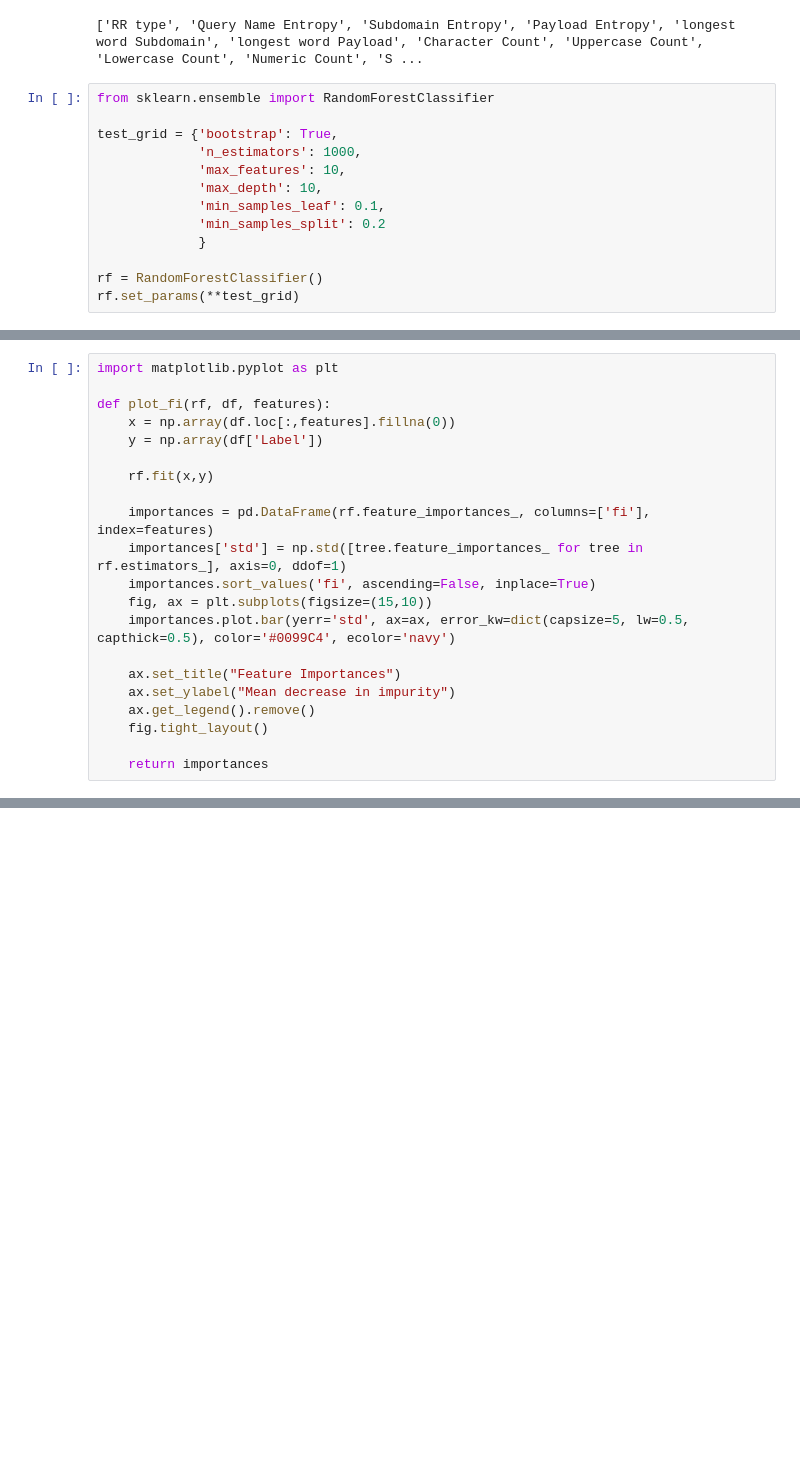
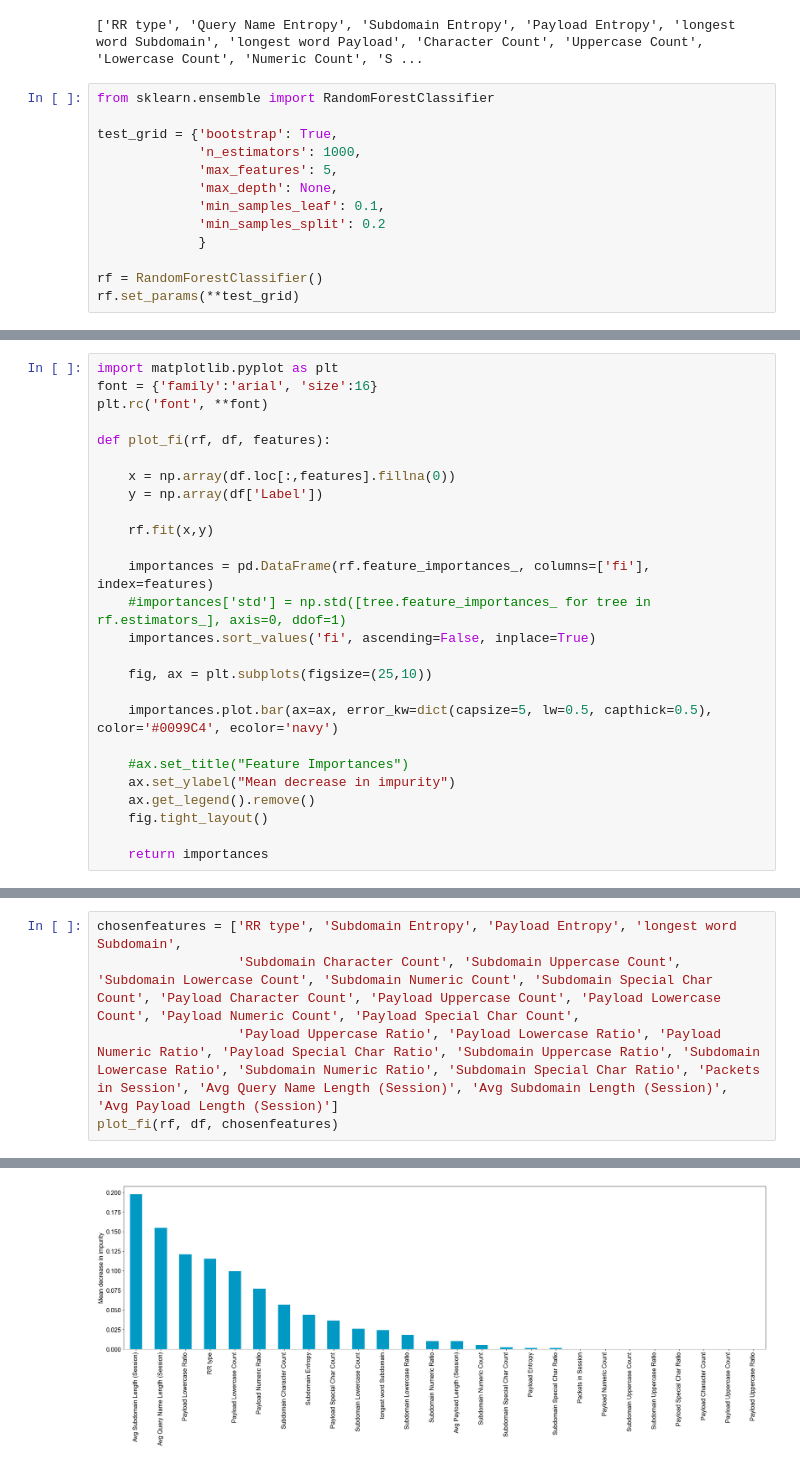
Before and after one commit to dewi-ekker/DNS_Tunnel_Detection_Interface, a Jupyter notebook: feature engineering test.ipynb, the cells around one changed output, grey strips where cells are left out. Saved outputs shown, nothing was run; the diff lists cells and outputs as text; blank space fills up the shorter version.

```diff
--- a/feature engineering test.ipynb
+++ b/feature engineering test.ipynb
@@ -215,8 +215,8 @@ from sklearn.ensemble import RandomForestClassifier
 
 test_grid = {'bootstrap': True,
              'n_estimators': 1000,
-             'max_features': 10,
-             'max_depth': 10,
+             'max_features': 5,
+             'max_depth': None,
              'min_samples_leaf': 0.1,
              'min_samples_split': 0.2
              }
@@ -228,20 +228,25 @@ RandomForestClassifier(max_depth=10, max_features=10, min_samples_leaf=0.1,
                        min_samples_split=0.2, n_estimators=1000)
 # %%
 import matplotlib.pyplot as plt
+font = {'family':'arial', 'size':16}
+plt.rc('font', **font)
 
 def plot_fi(rf, df, features):
+
     x = np.array(df.loc[:,features].fillna(0))
     y = np.array(df['Label'])
 
     rf.fit(x,y)
 
     importances = pd.DataFrame(rf.feature_importances_, columns=['fi'], index=features)
-    importances['std'] = np.std([tree.feature_importances_ for tree in rf.estimators_], axis=0, ddof=1)
+    #importances['std'] = np.std([tree.feature_importances_ for tree in rf.estimators_], axis=0, ddof=1)
     importances.sort_values('fi', ascending=False, inplace=True)
-    fig, ax = plt.subplots(figsize=(15,10))
-    importances.plot.bar(yerr='std', ax=ax, error_kw=dict(capsize=5, lw=0.5, capthick=0.5), color='#0099C4', ecolor='navy')
 
-    ax.set_title("Feature Importances")
+    fig, ax = plt.subplots(figsize=(25,10))
+
+    importances.plot.bar(ax=ax, error_kw=dict(capsize=5, lw=0.5, capthick=0.5), color='#0099C4', ecolor='navy')
+
+    #ax.set_title("Feature Importances")
     ax.set_ylabel("Mean decrease in impurity")
     ax.get_legend().remove()
     fig.tight_layout()
@@ -266,0 +273,6 @@ selectedfeatures = plot_fi(rf, df, sel_feat)
+# %%
+chosenfeatures = ['RR type', 'Subdomain Entropy', 'Payload Entropy', 'longest word Subdomain',
+                  'Subdomain Character Count', 'Subdomain Uppercase Count', 'Subdomain Lowercase Count', 'Subdomain Numeric Count', 'Subdomain Special Char Count', 'Payload Character Count', 'Payload Uppercase Count', 'Payload Lowercase Count', 'Payload Numeric Count', 'Payload Special Char Count',
+                  'Payload Uppercase Ratio', 'Payload Lowercase Ratio', 'Payload Numeric Ratio', 'Payload Special Char Ratio', 'Subdomain Uppercase Ratio', 'Subdomain Lowercase Ratio', 'Subdomain Numeric Ratio', 'Subdomain Special Char Ratio', 'Packets in Session', 'Avg Query Name Length (Session)', 'Avg Subdomain Length (Session)', 'Avg Payload Length (Session)']
+plot_fi(rf, df, chosenfeatures)
+# %% [output]
@@ -266,0 +296 @@ selectedfeatures = plot_fi(rf, df, sel_feat)
+[figure, added]
```
Also changed, not shown: parts of 7 cells of this notebook.
